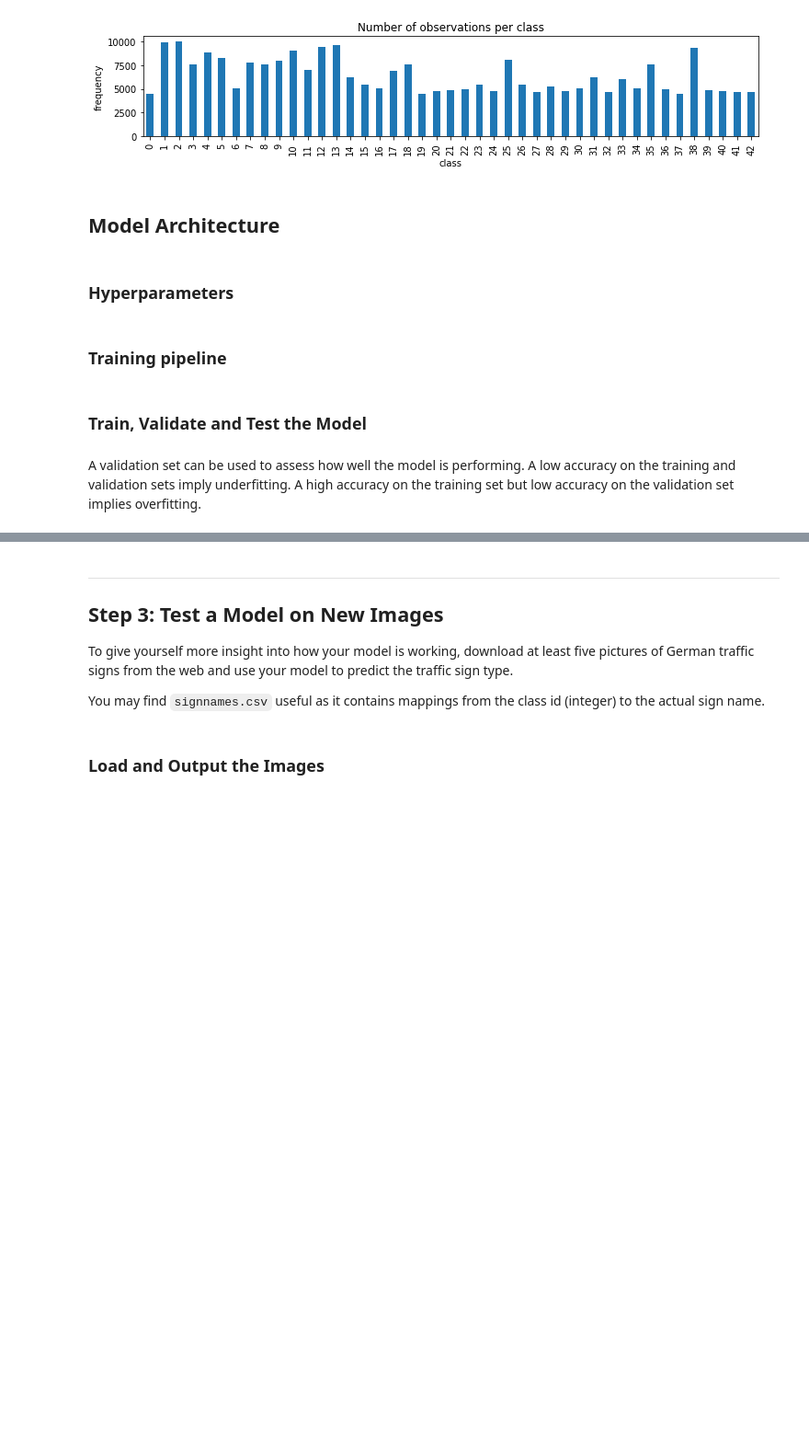
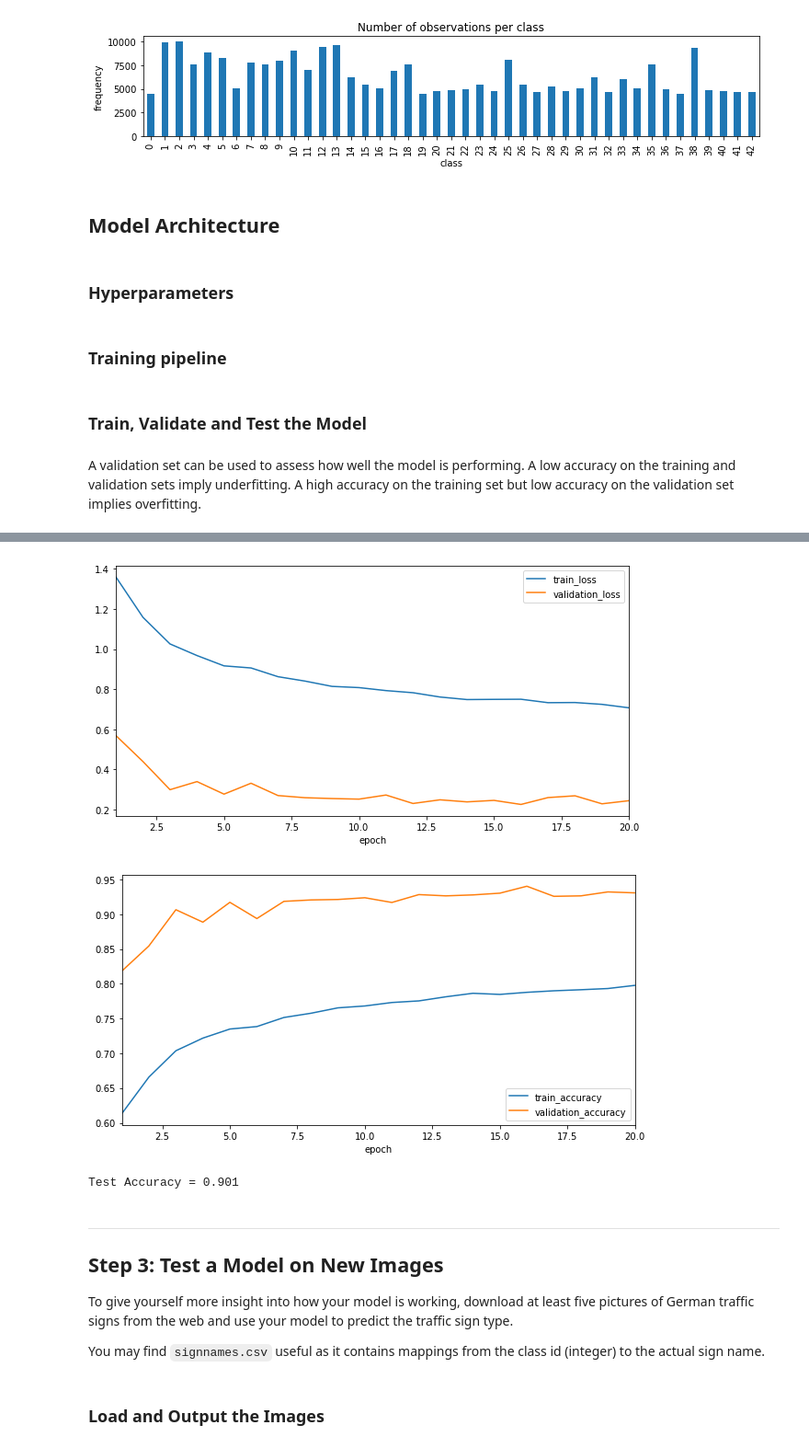
Before and after one commit to adriantorrie/udacity_sdcnd_project_2_traffic_sign_classifier, a Jupyter notebook: Traffic_Sign_Classifier.ipynb, the cells around one changed output, grey strips where cells are left out. Shown at 92% size. Drawn from its saved outputs; the diff is of its cells as text; code cells hidden in the pictures; blank space fills up the shorter version.

```diff
--- a/Traffic_Sign_Classifier.ipynb
+++ b/Traffic_Sign_Classifier.ipynb
@@ -867,7 +885,6 @@ def inception_module(x, mu, sigma, in_channels, n_filters):
     one_filter = tf.Variable(tf.truncated_normal([1, 1, in_channels, n_filters], mu, sigma))
     one_bias = tf.Variable(tf.zeros(n_filters))
     one_by_one = tf.nn.conv2d(x, one_filter, strides=[1, 1, 1, 1], padding='SAME') + one_bias
-    one_by_one = tf.nn.elu(one_by_one)
 
     # 3x3
     # five_filter is the weights for the 1x1 convolution
@@ -875,7 +892,6 @@ def inception_module(x, mu, sigma, in_channels, n_filters):
     three_filter = tf.Variable(tf.truncated_normal([3, 3, n_filters, n_filters], mu, sigma))
     three_bias = tf.Variable(tf.zeros(n_filters))
     three_by_three = tf.nn.conv2d(one_by_one, three_filter, strides=[1, 1, 1, 1], padding='SAME') + three_bias
-    three_by_three = tf.nn.elu(three_by_three)
 
     # 5x5
     # five_filter is the weights for the 1x1 convolution
@@ -883,13 +899,12 @@ def inception_module(x, mu, sigma, in_channels, n_filters):
     five_filter = tf.Variable(tf.truncated_normal([5, 5, n_filters, n_filters], mu, sigma))
     five_bias = tf.Variable(tf.zeros(n_filters))
     five_by_five = tf.nn.conv2d(one_by_one, five_filter, strides=[1, 1, 1, 1], padding='SAME') + five_bias
-    five_by_five = tf.nn.elu(five_by_five)
 
     # avg pooling over x
     pooling = tf.nn.avg_pool(x, ksize=[1, 3, 3, 1], strides=[1, 1, 1, 1], padding='SAME')
+    pool_filter = tf.Variable(tf.truncated_normal([1, 1, in_channels, n_filters], mu, sigma))
     pool_bias = tf.Variable(tf.zeros(n_filters))
-    pooling = tf.nn.conv2d(pooling, one_filter, strides=[1, 1, 1, 1], padding='SAME') + pool_bias
-    pooling = tf.nn.elu(pooling)
+    pooling = tf.nn.conv2d(pooling, pool_filter, strides=[1, 1, 1, 1], padding='SAME') + pool_bias
 
     # tensorflow 1.0+ -> use tf.concat(), NOT tf.concat_v2()
     x = tf.concat_v2([one_by_one, three_by_three, five_by_five, pooling], 3)
@@ -975,7 +985,7 @@ y_train_hyper = y_train[indexes]
 epochs = 20
 batch_size = 128
 in_channels = 1
-inception_filters = 3
+inception_filters = 1
 
 # weight initialisation
 mu = 0
@@ -1059,7 +1069,7 @@ with tf.Session() as sess:
     print('\t-----\t----------\t--------------\t---------------\t-------------------\n')
     for i in range(epochs):
         epoch = i + 1
-        X_train, y_train = shuffle(X_train_hyper, y_train_hyper)
+        X_train, y_train = shuffle(X_train, y_train)
 
         # train the batches
         for offset in range(0, num_examples, batch_size):
@@ -1099,18 +1118,23 @@ Training...
 # %%
 df = pd.DataFrame(stats, columns=columns)
 
 # compare loss across epochs
-df.plot(x='epoch', y=['train_loss', 'validation_loss'], figsize=(10, 6), subplots=True, sharex=True)
+df.plot(x='epoch', y=['train_loss', 'validation_loss'], figsize=(10, 5))
 plt.show()
 
 # compare accuracy across epochs
-df.plot(x='epoch', y=['train_accuracy', 'validation_accuracy'], figsize=(10, 6), subplots=True, sharex=True)
+df.plot(x='epoch', y=['train_accuracy', 'validation_accuracy'], figsize=(10, 5))
 plt.show()
+# %% [output]
+[figure, added]
+[figure, added]
 # %%
-#with tf.Session() as sess:
-saver.restore(sess, tf.train.latest_checkpoint('.'))
-test_loss, test_accuracy = evaluate(X_test, y_test)
-print("Test Loss {:.3f}\tTest Accuracy = {:.3f}".format(test_loss, test_accuracy))
+with tf.Session() as sess:
+    saver.restore(sess, tf.train.latest_checkpoint('.'))
+    _, test_accuracy = evaluate(X_test, y_test)
+    print("Test Accuracy = {:.3f}".format(test_accuracy))
+# %% [output]
+Test Accuracy = 0.901
 # %% [markdown]
 ---
 
```
Also changed, not shown: parts of 25 cells of this notebook.
